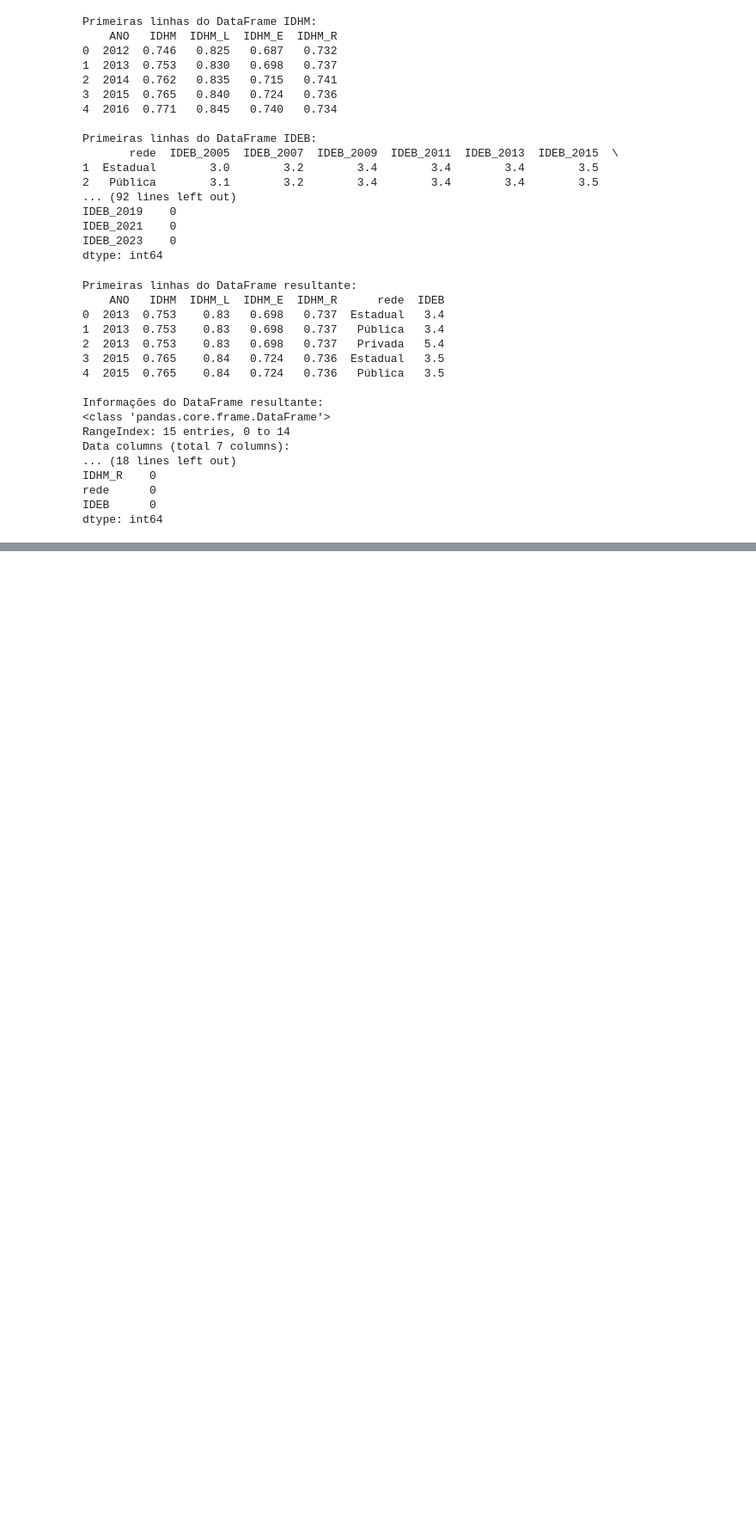
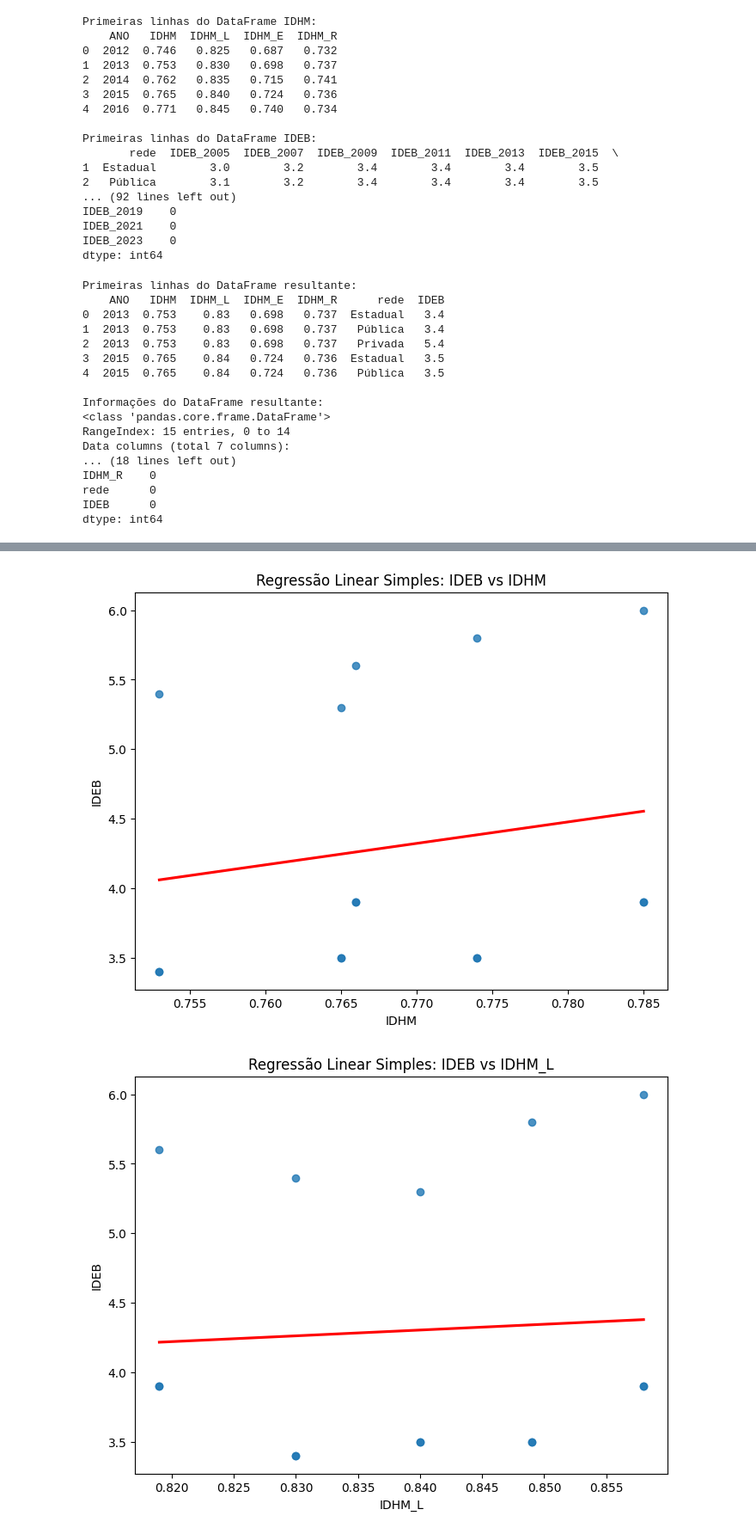
Before and after one commit to sebavassou/estatistica_descritiva, a Jupyter notebook: Trabalho_Final/Projeto_ED001.ipynb, the cells around one changed output, grey strips where cells are left out. Shown at 86% size. Cells and saved outputs as stored; diff of their text form; code cells hidden in the pictures; blank space fills up the shorter version.

```diff
--- a/Trabalho_Final/Projeto_ED001.ipynb
+++ b/Trabalho_Final/Projeto_ED001.ipynb
@@ -496,0 +622,19 @@ dtype: int64
+# %%
+import pandas as pd
+import statsmodels.api as sm
+
+# Supondo que o merged_df já foi criado conforme os códigos anteriores
+
+# Lista das dimensões do IDHM
+idhm_dimensions = ['IDHM', 'IDHM_L', 'IDHM_E', 'IDHM_R']
+
+# Loop para realizar a regressão linear para cada dimensão do IDHM
+for dimension in idhm_dimensions:
+    # Adiciona uma constante para o termo independente
+    merged_df['const'] = 1
+    # Ajusta o modelo de regressão
+    model = sm.OLS(merged_df['IDEB'], merged_df[[dimension, 'const']]).fit()
+    # Imprime os resultados do modelo
+    print(f"Resultados da Regressão Linear para {dimension}:\n")
+    print(model.summary())
+    print("\n--------------------------------------------------\n")
@@ -496,0 +703,47 @@ dtype: int64
+# %%
+# prompt: Considerando que o dataframe merged_df foi realizado a partir do merged do datasets de IDHM e IDEB, suponho que esta etapa ja foi realizada, e considerando a regressão realizada no codigo, crie um codigo que  apresente a representação grafica da referida regressão
+
+# Importa as bibliotecas necessárias
+import matplotlib.pyplot as plt
+import seaborn as sns
+import statsmodels.api as sm
+
+# Supondo que 'merged_df' e o modelo de regressão 'model' já estejam definidos conforme o código anterior
+
+# Crie o gráfico de dispersão com a linha de regressão
+plt.figure(figsize=(8, 6))
+sns.regplot(x='IDHM', y='IDEB', data=merged_df, ci=None, line_kws={'color': 'red'}) # ci=None remove intervalos de confiança
+
+# Adicione rótulos e título
+plt.xlabel('IDHM')
+plt.ylabel('IDEB')
+plt.title('Regressão Linear Simples: IDEB vs IDHM')
+
+# Exiba o gráfico
+plt.show()
+
+
+#Para as demais dimensões do IDHM:
+idhm_dimensions = ['IDHM_L', 'IDHM_E', 'IDHM_R']
+
+for dimension in idhm_dimensions:
+  # Adiciona uma constante para o termo independente (se ainda não foi adicionado)
+  if 'const' not in merged_df.columns:
+      merged_df['const'] = 1
+  # Ajusta o modelo de regressão para a dimensão atual
+  model = sm.OLS(merged_df['IDEB'], merged_df[[dimension, 'const']]).fit()
+
+  # Crie o gráfico de dispersão com a linha de regressão
+  plt.figure(figsize=(8, 6))
+  sns.regplot(x=dimension, y='IDEB', data=merged_df, ci=None, line_kws={'color': 'red'})
+
+  # Adicione rótulos e título
+  plt.xlabel(dimension)
+  plt.ylabel('IDEB')
+  plt.title(f'Regressão Linear Simples: IDEB vs {dimension}')
+
+  # Exiba o gráfico
+  plt.show()
+# %% [output]
+[figure, added]
+[figure, added]
```
Also changed, not shown: parts of 12 cells of this notebook.
